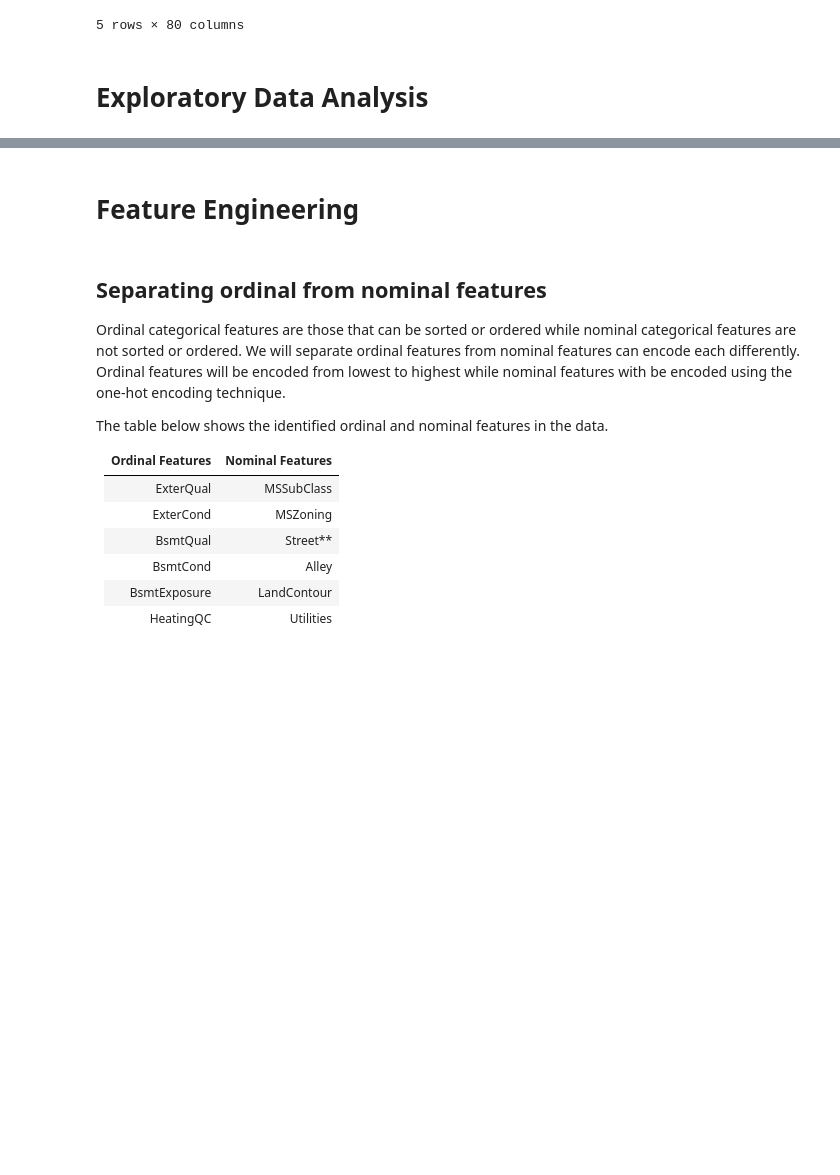
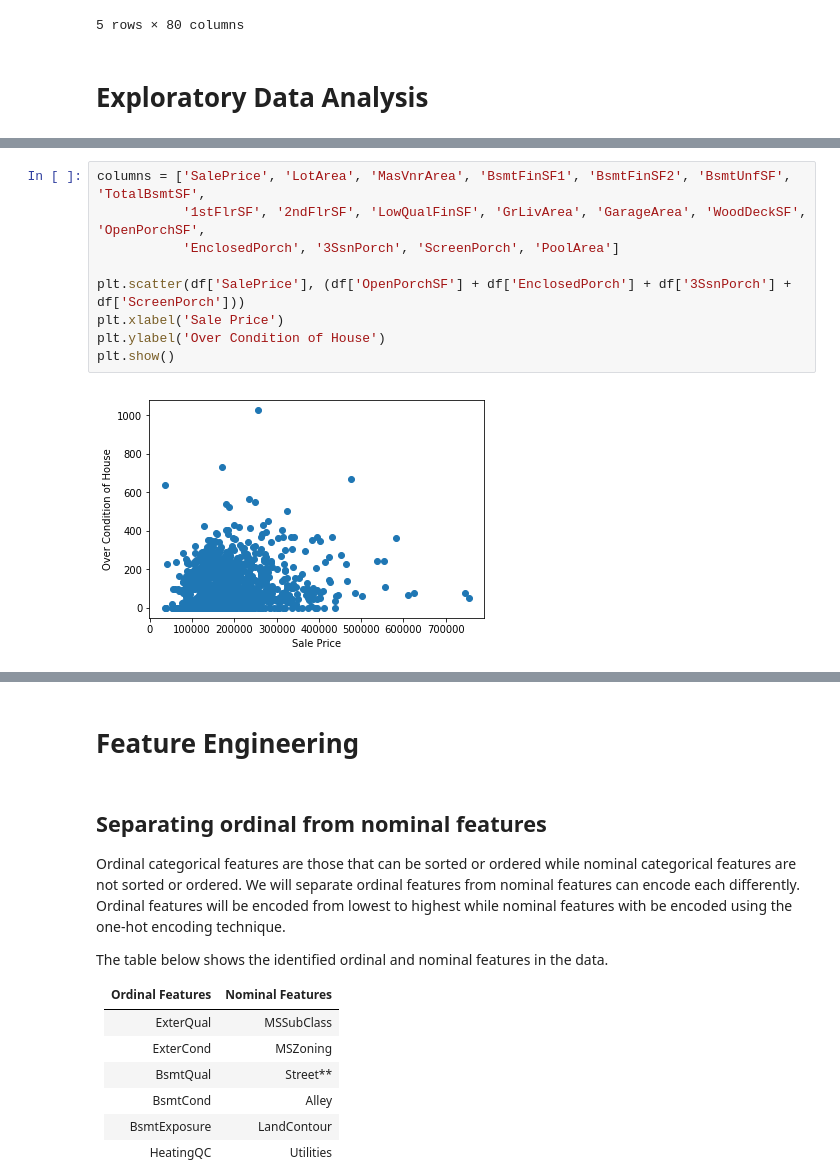
Before and after one commit to osaetinevbuoma/ames_housing_prices, a Jupyter notebook: ames_prediction_v3.ipynb, the cells around one changed output, grey strips where cells are left out. Cells and saved outputs as stored; diff of their text form; blank space fills up the shorter version.

```diff
--- a/ames_prediction_v3.ipynb
+++ b/ames_prediction_v3.ipynb
@@ -118 +138,12 @@ df.head()
+# %%
+columns = ['SalePrice', 'LotArea', 'MasVnrArea', 'BsmtFinSF1', 'BsmtFinSF2', 'BsmtUnfSF', 'TotalBsmtSF',
+           '1stFlrSF', '2ndFlrSF', 'LowQualFinSF', 'GrLivArea', 'GarageArea', 'WoodDeckSF', 'OpenPorchSF',
+           'EnclosedPorch', '3SsnPorch', 'ScreenPorch', 'PoolArea']
+
+plt.scatter(df['SalePrice'], (df['OpenPorchSF'] + df['EnclosedPorch'] + df['3SsnPorch'] + df['ScreenPorch']))
+plt.xlabel('Sale Price')
+plt.ylabel('Over Condition of House')
+plt.show()
+# %% [output]
+[figure, added]
 # %%
```
Also changed, not shown: parts of 2 cells of this notebook.
